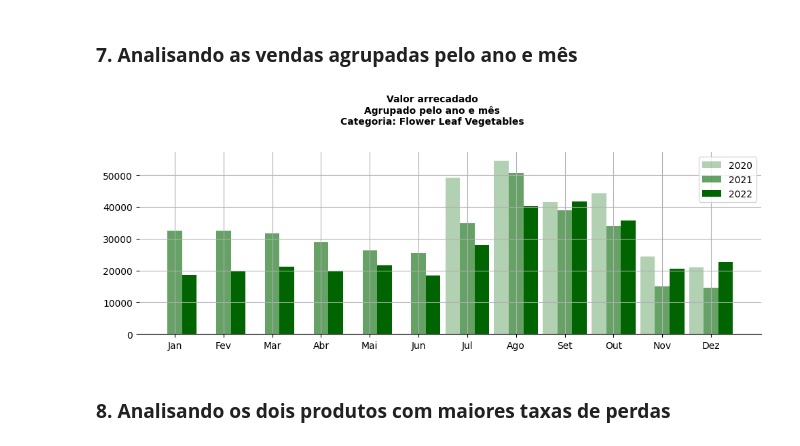
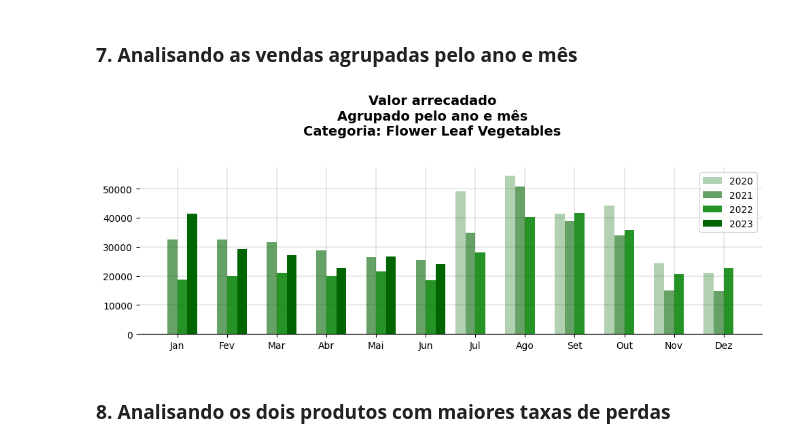
Before and after one commit to Thicon/Vendas-de-Vegetais, a Jupyter notebook: notebooks/EDA 03_05 - Categoria - Flower Leaf Vegetables.ipynb, the cells around one changed output. Drawn from its saved outputs; the diff is of its cells as text; code cells hidden in the pictures.

```diff
--- a/notebooks/EDA 03_05 - Categoria - Flower Leaf Vegetables.ipynb
+++ b/notebooks/EDA 03_05 - Categoria - Flower Leaf Vegetables.ipynb
@@ -229,32 +229,33 @@ plt.show()
 # %%
 a = base_sale.groupby(["Ano","Mês"])['Total'].sum().reset_index()
 
 meses = ['Jan','Fev','Mar','Abr','Mai','Jun','Jul','Ago','Set','Out','Nov','Dez']
 
 vinte = a.loc[a.Ano == 2020]
 vinteeum = a.loc[a.Ano == 2021]
 vinteedois = a.loc[a.Ano == 2022]
+vinteetres = a.loc[a.Ano == 2023]
 
 fig, ax = plt.subplots(figsize=(10,4), tight_layout=True)
-norm = Normalize(vmin=0, vmax=a.values.max()*2)
-cmap = plt.get_cmap('Blues')
-colors = cmap(norm(a.values))
 
-w = 0.3
+w = 0.2
 ax.grid()
-ax.bar(vinte['Mês']-w, vinte['Total'], color="darkgreen", width=w, label="2020", alpha=0.3)
-ax.bar(vinteeum['Mês'], vinteeum['Total'], color="darkgreen", width=w, label="2021", alpha=0.6)
-ax.bar(vinteedois['Mês']+w, vinteedois['Total'], color="darkgreen", width=w, label="2022")
+ax.bar(vinte['Mês']-w-w/2, vinte['Total'], color="darkgreen", width=w, label="2020", alpha=0.3)
+ax.bar(vinteeum['Mês']-w/2, vinteeum['Total'], color="darkgreen", width=w, label="2021", alpha=0.6)
+ax.bar(vinteedois['Mês']+w/2, vinteedois['Total'], color="green", width=w, label="2022",alpha=0.85)
+ax.bar(vinteetres['Mês']+w+w/2, vinteetres['Total'], color="darkgreen", width=w, label="2023")
 ax.spines[['top','right','left']].set_visible(False)
 ax.legend()
 ax.set_xticks(range(1,13))
 ax.set_xticklabels(meses)
+ax.grid(linewidth=0.25, color='grey')
+ax.set_axisbelow(True)
 
-plt.suptitle("Valor arrecadado\nAgrupado pelo ano e mês\nCategoria: Flower Leaf Vegetables\n", fontweight='bold', fontsize=10)
+plt.suptitle("Valor arrecadado\nAgrupado pelo ano e mês\nCategoria: Flower Leaf Vegetables\n", fontweight='bold', fontsize=14)
 plt.savefig("../images/03_05_EDA_flower_leaf_vegetables_07_vendas_ano_mes.png")
 plt.show()
 # %% [output]
-[figure, old version]
+[figure, new version]
 # %% [markdown]
 ### **8. Analisando os dois produtos com maiores taxas de perdas**
 # %%
```
Also changed, not shown: 14 other files.
